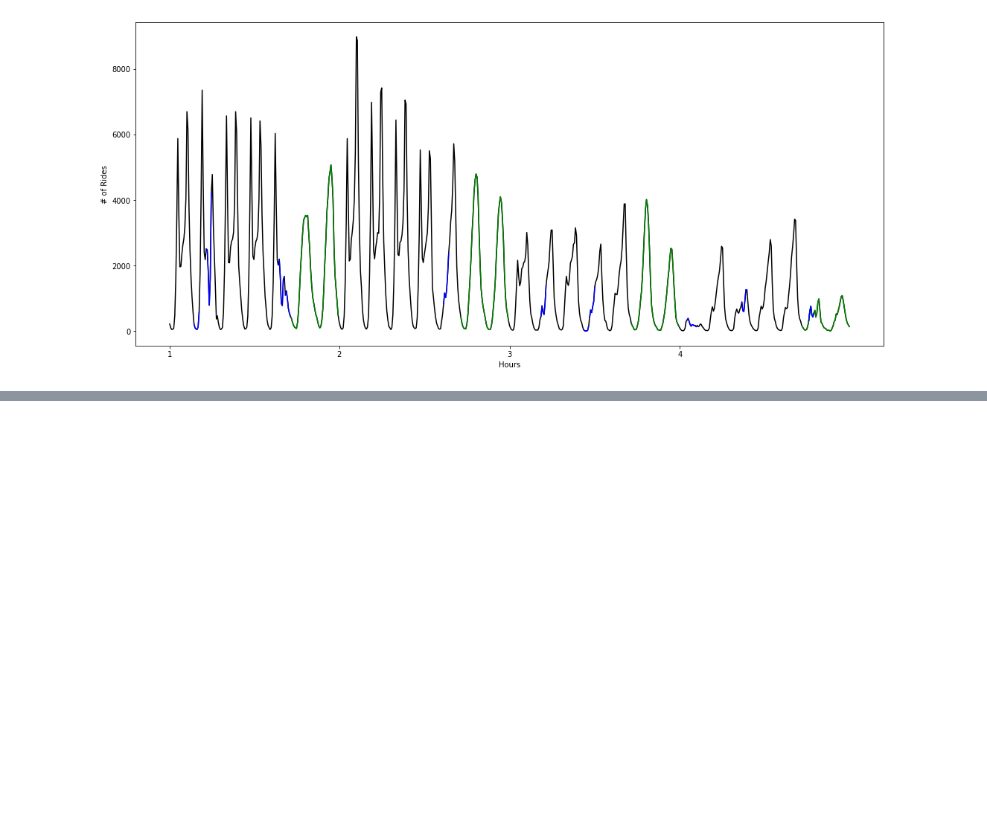
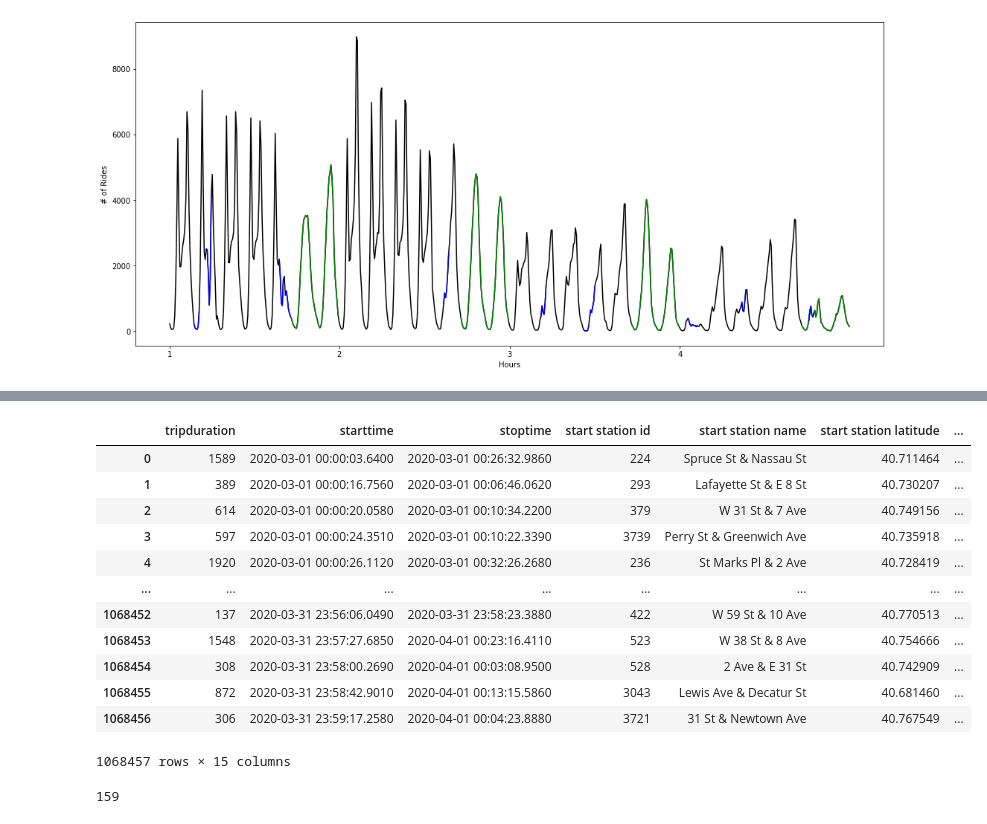
Before and after one commit to FrancescoPase/bikesharing, a Jupyter notebook: Data_Analysis.ipynb, the cells around one changed output, grey strips where cells are left out. Saved outputs shown, nothing was run; the diff lists cells and outputs as text; code cells hidden in the pictures; blank space fills up the shorter version.

```diff
--- a/Data_Analysis.ipynb
+++ b/Data_Analysis.ipynb
@@ -815,0 +931,20 @@ len(full_month)
+# %%
+df
+# %% [output]
+|  | tripduration | starttime | stoptime | start station id | start station name | start station latitude | ... |
+| 0 | 1589 | 2020-03-01 00:00:03.6400 | 2020-03-01 00:26:32.9860 | 224 | Spruce St & Nassau St | 40.711464 | ... |
+| 1 | 389 | 2020-03-01 00:00:16.7560 | 2020-03-01 00:06:46.0620 | 293 | Lafayette St & E 8 St | 40.730207 | ... |
+| 2 | 614 | 2020-03-01 00:00:20.0580 | 2020-03-01 00:10:34.2200 | 379 | W 31 St & 7 Ave | 40.749156 | ... |
+| 3 | 597 | 2020-03-01 00:00:24.3510 | 2020-03-01 00:10:22.3390 | 3739 | Perry St & Greenwich Ave | 40.735918 | ... |
+| 4 | 1920 | 2020-03-01 00:00:26.1120 | 2020-03-01 00:32:26.2680 | 236 | St Marks Pl & 2 Ave | 40.728419 | ... |
+| ... | ... | ... | ... | ... | ... | ... | ... |
+| 1068452 | 137 | 2020-03-31 23:56:06.0490 | 2020-03-31 23:58:23.3880 | 422 | W 59 St & 10 Ave | 40.770513 | ... |
+| 1068453 | 1548 | 2020-03-31 23:57:27.6850 | 2020-04-01 00:23:16.4110 | 523 | W 38 St & 8 Ave | 40.754666 | ... |
+| 1068454 | 308 | 2020-03-31 23:58:00.2690 | 2020-04-01 00:03:08.9500 | 528 | 2 Ave & E 31 St | 40.742909 | ... |
+| 1068455 | 872 | 2020-03-31 23:58:42.9010 | 2020-04-01 00:13:15.5860 | 3043 | Lewis Ave & Decatur St | 40.681460 | ... |
+| 1068456 | 306 | 2020-03-31 23:59:17.2580 | 2020-04-01 00:04:23.8880 | 3721 | 31 St & Newtown Ave | 40.767549 | ... |
+1068457 rows × 15 columns
+# %%
+len(df_shape.iloc[0]['coords'])
+# %% [output]
+159
```
Also changed, not shown: parts of 25 cells of this notebook, 1 other file.
